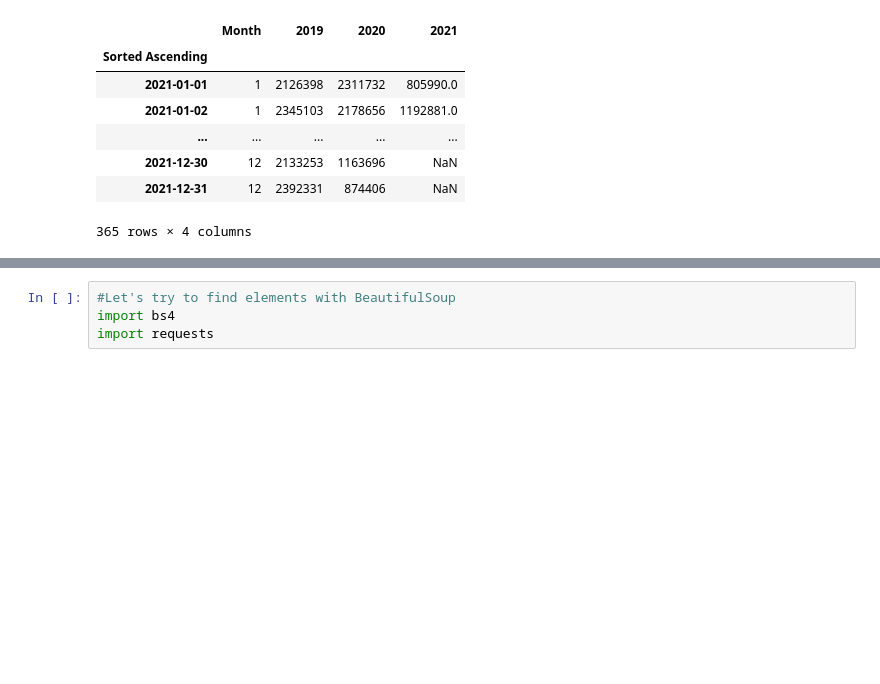
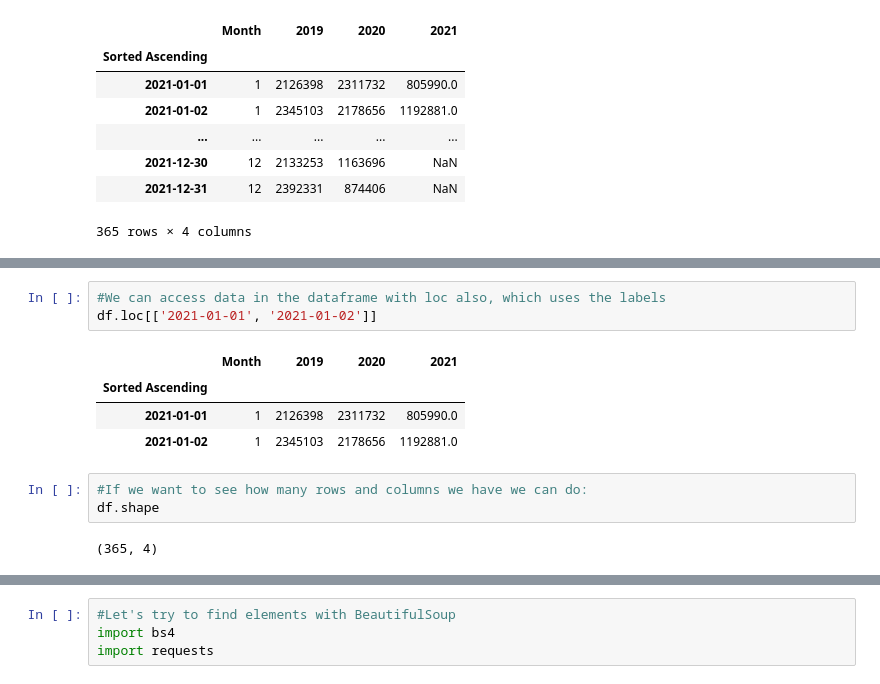
Before and after one commit to bossiilaria/Python, a Jupyter notebook: TSA_Numbers_YOY.ipynb, the cells around one changed output, grey strips where cells are left out. Drawn from its saved outputs; the diff is of its cells as text; blank space fills up the shorter version.

Commit message:
DataAnalysis

```diff
--- a/TSA_Numbers_YOY.ipynb
+++ b/TSA_Numbers_YOY.ipynb
@@ -102,0 +225,13 @@ KeyError: ('2019', (2311732, 217856))
+# %%
+#We can access data in the dataframe with loc also, which uses the labels
+df.loc[['2021-01-01', '2021-01-02']]
+# %% [output]
+|  | Month | 2019 | 2020 | 2021 |
+| Sorted Ascending |  |  |  |  |
+| 2021-01-01 | 1 | 2126398 | 2311732 | 805990.0 |
+| 2021-01-02 | 1 | 2345103 | 2178656 | 1192881.0 |
+# %%
+#If we want to see how many rows and columns we have we can do:
+df.shape
+# %% [output]
+(365, 4)
```
Also changed, not shown: parts of 28 cells of this notebook, 1 other file.
